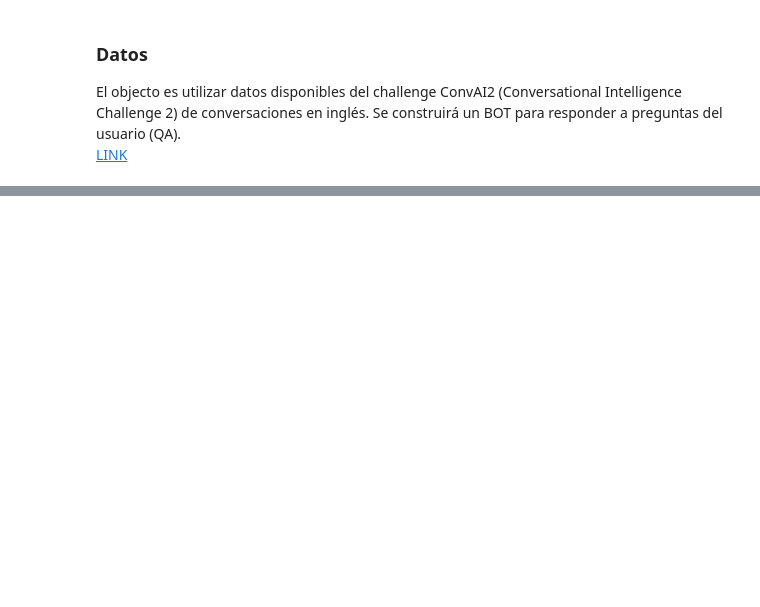
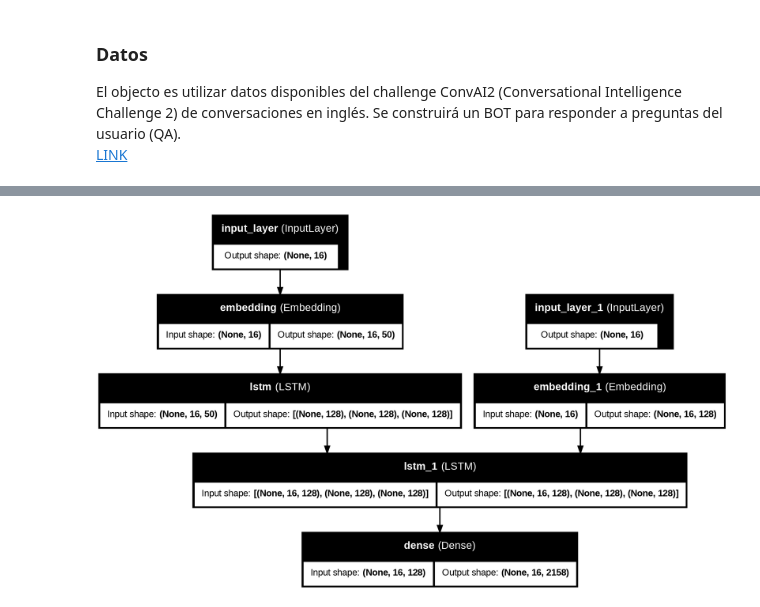
Before and after one commit to jonathancagua/NLP, a Jupyter notebook: EX/Desafio_4.ipynb, the cells around one changed output, grey strips where cells are left out. Drawn from its saved outputs; the diff is of its cells as text; code cells hidden in the pictures; blank space fills up the shorter version.

```diff
--- a/EX/Desafio_4.ipynb
+++ b/EX/Desafio_4.ipynb
@@ -557,0 +166,9 @@ Answer: good end at see drive text gym living little
+# %%
+MAX_IN = 16   # Longitud máxima para las secuencias de entrada al encoder
+MAX_OUT = 16  # Longitud máxima para las secuencias de entrada al decoder
+
+# Se rellenan las secuencias de entrada al encoder con ceros al principio (padding por defecto: 'pre')
+encoder_input = pad_sequences(input_seq, maxlen=MAX_IN)
+
+# Se rellenan las secuencias de entrada al decoder con ceros al final (padding='post')
+encoder_output = pad_sequences(output_input_seq, maxlen=MAX_OUT, padding='post')
@@ -557,0 +318,29 @@ Answer: good end at see drive text gym living little
+# %%
+model_embeddings = GloveEmbeddings()
+# Crea una instancia de la clase GloveEmbeddings, la cual:
+# - Carga los vectores de palabras preentrenados GloVe (50 dimensiones).
+# - Si el archivo pickle con los embeddings no existe, lo genera a partir del archivo de texto.
+# - Construye diccionarios para convertir palabras a índices y viceversa.
+# Esta instancia puede usarse para obtener los vectores embedding de palabras en tu vocabulario.
+# %%
+print('preparing embedding matrix...')
+embed_dim = model_embeddings.N_FEATURES  # Dimensión de cada vector embedding (50 para GloVe)
+words_not_found = []  # Lista para almacenar palabras no encontradas en los embeddings preentrenados
+
+# word_index provienen del tokenizer, que asigna un índice a cada palabra
+
+nb_words = min(MAX_VOCAB_SIZE, len(voc_indexes))  # Número de palabras a considerar (máximo vocab size)
+embedding_matrix = np.zeros((nb_words, embed_dim))  # Matriz que contendrá los vectores embedding para cada palabra
+
+for word, i in voc_indexes.items():
+    if i >= nb_words:
+        continue  # Ignora índices fuera del rango máximo permitido
+    embedding_vector = model_embeddings.get_words_embeddings(word)[0]  # Obtiene el embedding para la palabra
+    if (embedding_vector is not None) and len(embedding_vector) > 0:
+        embedding_matrix[i] = embedding_vector  # Asigna el vector embedding en la matriz
+    else:
+        # Si la palabra no está en los embeddings preentrenados, se añade a la lista words_not_found
+        words_not_found.append(word)
+
+# Muestra cuántos vectores embedding son nulos (todos ceros), es decir, palabras no encontradas
+print('number of null word embeddings:', np.sum(np.sum(embedding_matrix**2, axis=1) == 0))
@@ -557,0 +424,4 @@ Answer: good end at see drive text gym living little
+# %%
+plot_model(model, to_file="model_plot.png", show_shapes=True, show_layer_names=True)
+# %% [output]
+[figure, added]
```
Also changed, not shown: parts of 44 cells of this notebook.
